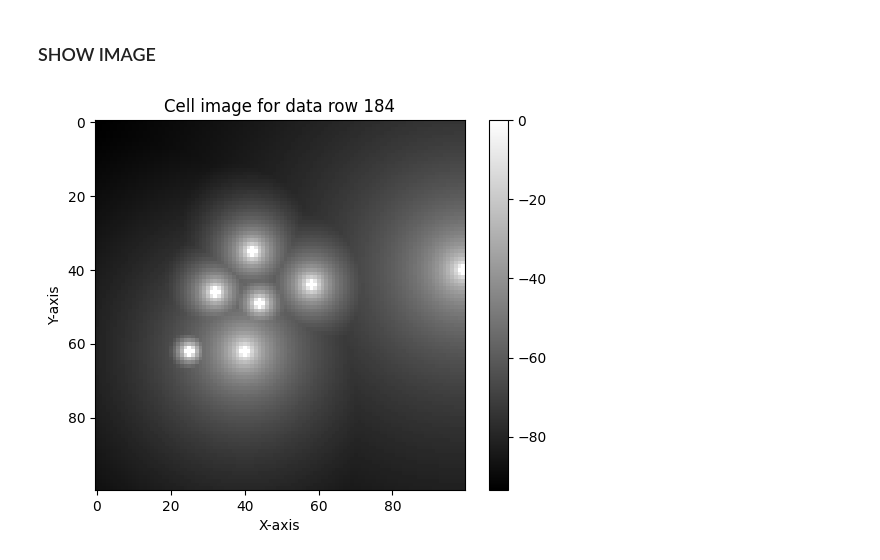
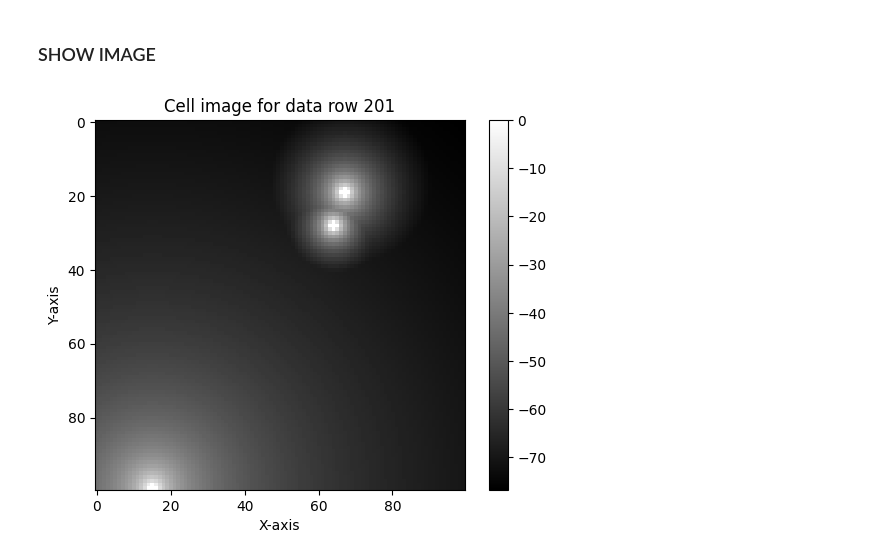
Before and after one commit to anhvuleduc/PROJECT1_IMAGE, a Jupyter notebook: mycode.ipynb, the cells around one changed output. Cells and saved outputs as stored; diff of their text form; code cells hidden in the pictures.

```diff
--- a/mycode.ipynb
+++ b/mycode.ipynb
@@ -133,13 +133,13 @@ for index, row in data.iterrows():
 # %% [markdown]
 ### SHOW IMAGE
 # %%
-index = 184
+index = 201
 img = image_datas[index-1].gen_image() # Change the index to see the image corresponding to the data row in csv file
 plt.imshow(img, cmap='gray', interpolation='none')
 plt.colorbar()
 plt.title(f"Cell image for data row {index}")
 plt.xlabel("X-axis")
 plt.ylabel("Y-axis")
 plt.show()
 # %% [output]
-[figure, old version]
+[figure, new version]
```
Also changed, not shown: 1 other file.
